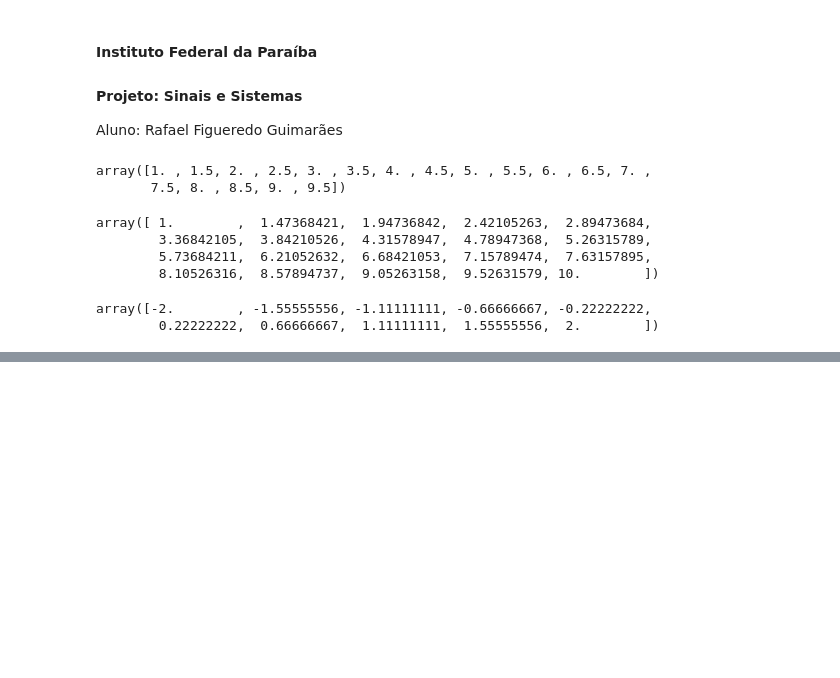
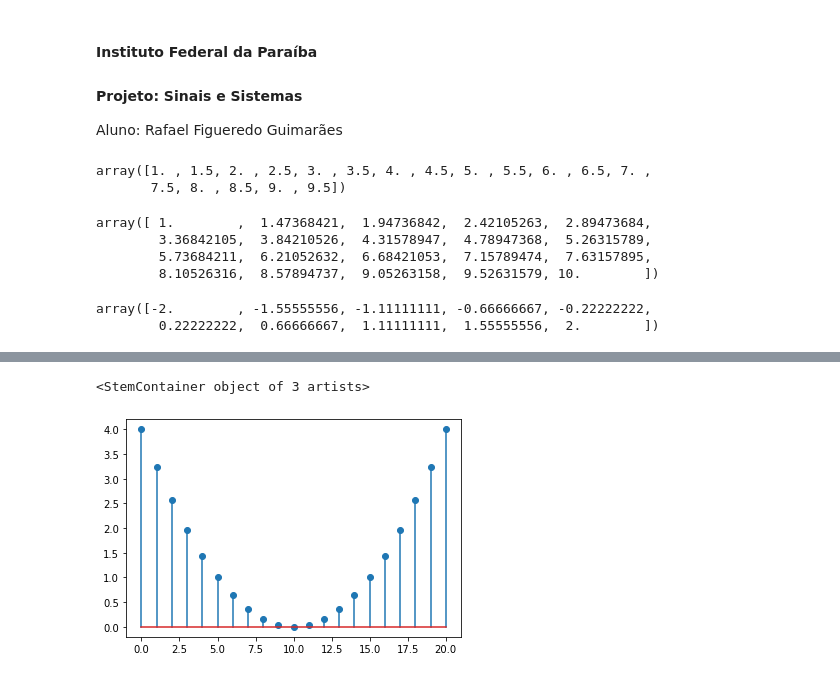
Before and after one commit to rafaelfigueredog/SignalsAndSystems, a Jupyter notebook: Projeto Sinais e Sistemas.ipynb, the cells around one changed output, grey strips where cells are left out. Saved outputs shown, nothing was run; the diff lists cells and outputs as text; code cells hidden in the pictures; blank space fills up the shorter version.

```diff
--- a/Projeto Sinais e Sistemas.ipynb
+++ b/Projeto Sinais e Sistemas.ipynb
@@ -25,3 +29,5 @@ t
 # %% [output]
 array([-2.        , -1.55555556, -1.11111111, -0.66666667, -0.22222222,
         0.22222222,  0.66666667,  1.11111111,  1.55555556,  2.        ])
+# %%
+def x(t): return t**2
@@ -27,0 +58,8 @@ array([-2.        , -1.55555556, -1.11111111, -0.66666667, -0.22222222,
+# %%
+t = np.arange(-2,2.2,.2)
+y = x(t)
+# %%
+plt.stem(y)
+# %% [output]
+<StemContainer object of 3 artists>
+[figure, added]
```
Also changed, not shown: parts of 78 cells of this notebook.
